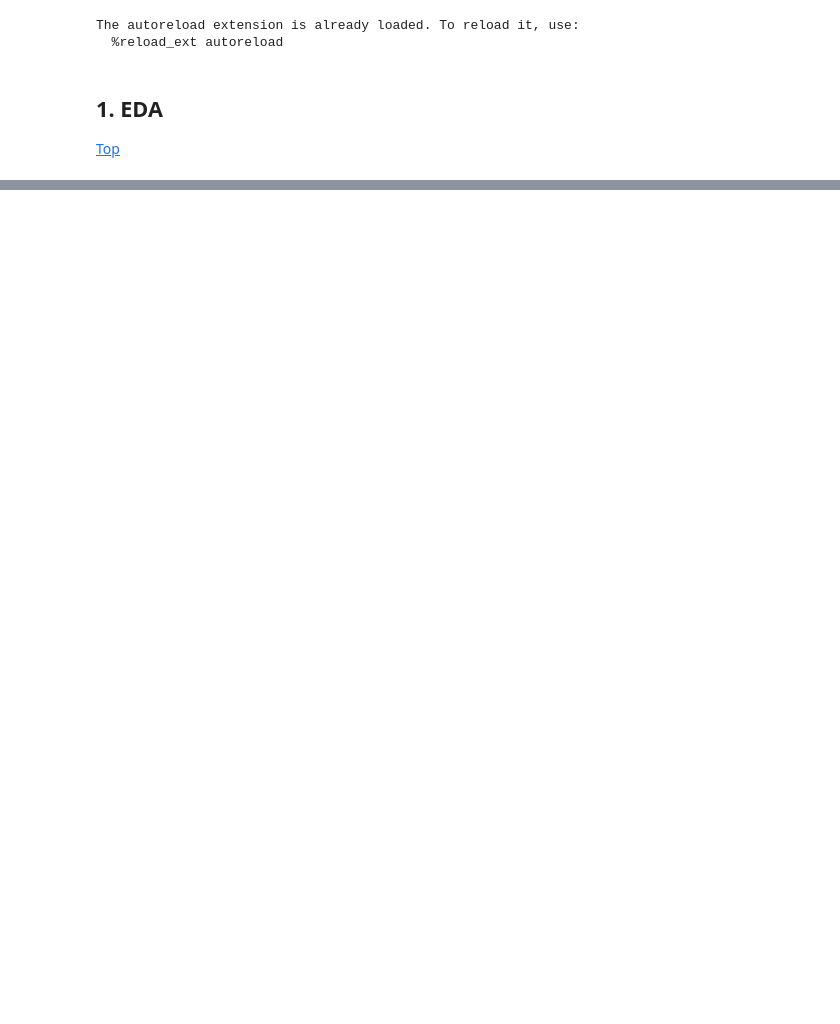
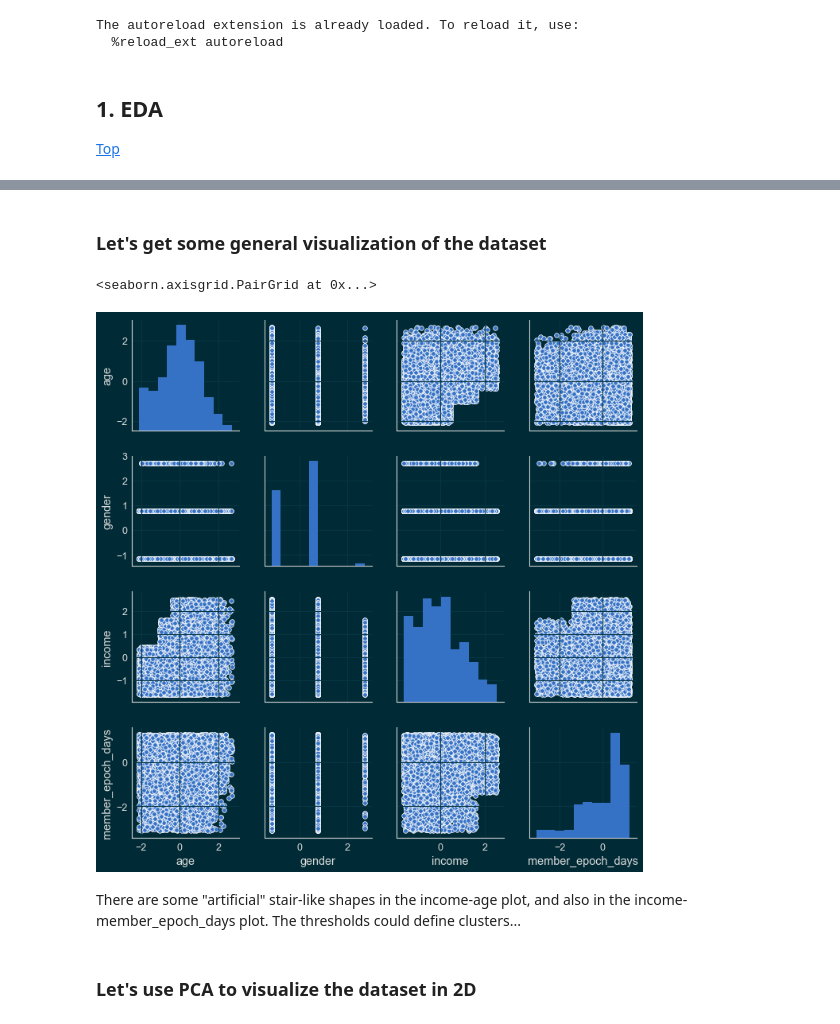
Before and after one commit to mtasende/starbucks-advertising, a Jupyter notebook: notebooks/scratchpad/005-mt-clustering.ipynb, the cells around one changed output, grey strips where cells are left out. Drawn from its saved outputs; the diff is of its cells as text; code cells hidden in the pictures; blank space fills up the shorter version.

Commit message:
start clustering

```diff
--- a/notebooks/scratchpad/005-mt-clustering.ipynb
+++ b/notebooks/scratchpad/005-mt-clustering.ipynb
@@ -55,0 +81,5 @@ The autoreload extension is already loaded. To reload it, use:
+# %%
+X_train_tr = encoder.fit_transform(X_train)
+cust_train = X_train_tr[customer_feats]
+print(cust_train.shape)
+cust_train.head()
@@ -55,0 +105,5 @@ The autoreload extension is already loaded. To reload it, use:
+# %%
+unique_train = cust_train.dropna().drop_duplicates().drop(
+    'missing_demographics', axis=1)
+print(unique_train.shape)
+unique_train.head()
@@ -55,0 +122,3 @@ The autoreload extension is already loaded. To reload it, use:
+# %%
+scaler = StandardScaler()
+scaler.fit(unique_train)
@@ -55,0 +127,5 @@ The autoreload extension is already loaded. To reload it, use:
+# %%
+X_s_train = pd.DataFrame(scaler.transform(unique_train),
+                         index=unique_train.index,
+                         columns=unique_train.columns)
+X_s_train.head()
@@ -55,0 +139,11 @@ The autoreload extension is already loaded. To reload it, use:
+# %% [markdown]
+### Let's get some general visualization of the dataset
+# %%
+sns.pairplot(X_s_train)
+# %% [output]
+<seaborn.axisgrid.PairGrid at 0x...>
+[figure, added]
+# %% [markdown]
+There are some "artificial" stair-like shapes in the income-age plot, and also in the income-member_epoch_days plot. The thresholds could define clusters...
+# %% [markdown]
+### Let's use PCA to visualize the dataset in 2D
```
Also changed, not shown: parts of 43 cells of this notebook.
